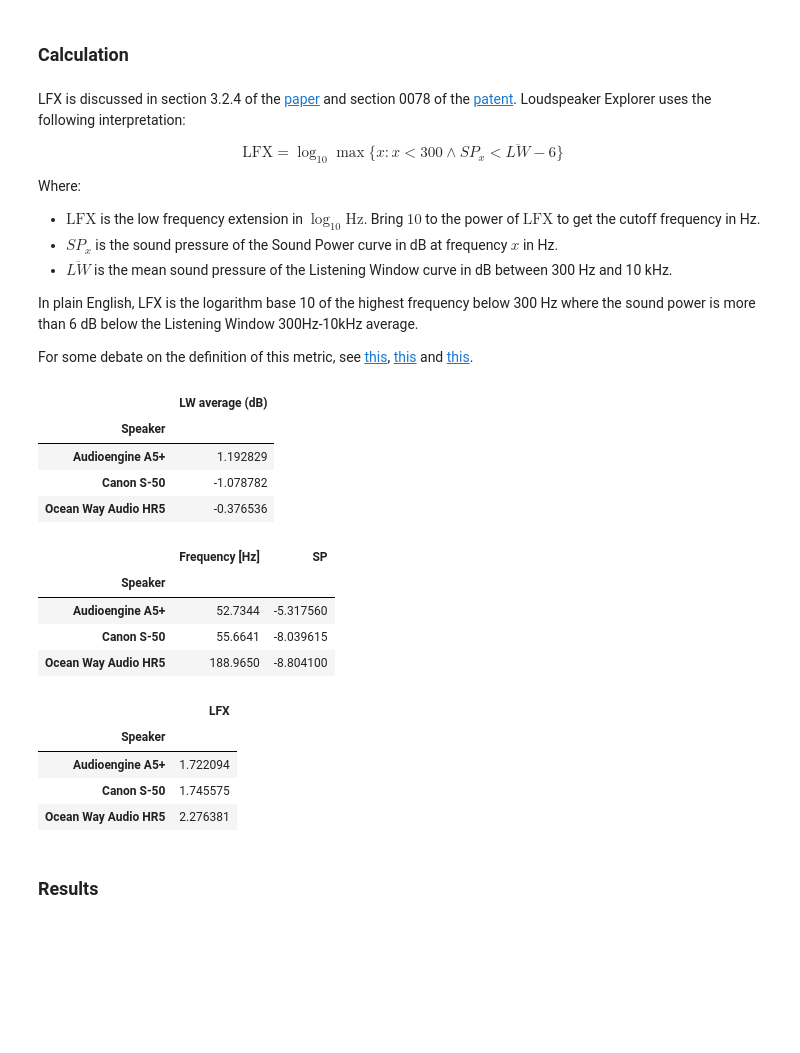
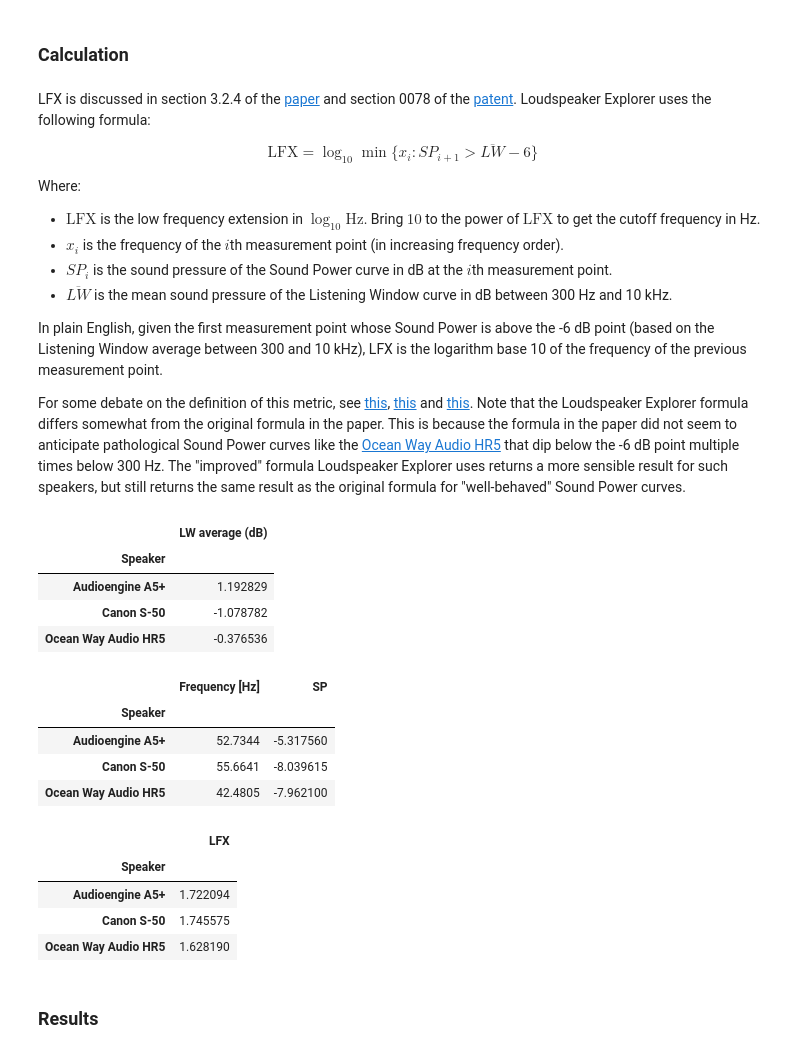
Before and after one commit to dechamps/LoudspeakerExplorer-rendered, a Jupyter notebook: Loudspeaker_Explorer.ipynb, the cells around one changed output. Saved outputs shown, nothing was run; the diff lists cells and outputs as text; code cells hidden in the pictures; blank space fills up the shorter version.

```diff
--- a/Loudspeaker_Explorer.ipynb
+++ b/Loudspeaker_Explorer.ipynb
@@ -1757,19 +1758,20 @@ speakers_sm
 # %% [markdown]
 ### Calculation
 # %% [markdown]
-LFX is discussed in section 3.2.4 of the [paper](http://www.aes.org/e-lib/browse.cfm?elib=12847) and section 0078 of the [patent](https://patents.google.com/patent/US20050195982A1). Loudspeaker Explorer uses the following interpretation:
+LFX is discussed in section 3.2.4 of the [paper](http://www.aes.org/e-lib/browse.cfm?elib=12847) and section 0078 of the [patent](https://patents.google.com/patent/US20050195982A1). Loudspeaker Explorer uses the following formula:
 
-$$\mathrm{LFX} = \log_{10} \max \{ x : x \lt 300 \land SP_x \lt \overline{LW}-6 \}$$
+$$\mathrm{LFX} = \log_{10} \min \{ x_i : SP_{i+1} \gt \overline{LW}-6 \}$$
 
 Where:
 
  - $\mathrm{LFX}$ is the low frequency extension in $\log_{10}\mathrm{Hz}$. Bring $10$ to the power of $\mathrm{LFX}$ to get the cutoff frequency in Hz.
- - $SP_x$ is the sound pressure of the Sound Power curve in dB at frequency $x$ in Hz.
+ - $x_i$ is the frequency of the $i$th measurement point (in increasing frequency order).
+ - $SP_i$ is the sound pressure of the Sound Power curve in dB at the $i$th measurement point.
  - $\overline{LW}$ is the mean sound pressure of the Listening Window curve in dB between 300 Hz and 10 kHz.
 
-In plain English, LFX is the logarithm base 10 of the highest frequency below 300 Hz where the sound power is more than 6 dB below the Listening Window 300Hz-10kHz average.
+In plain English, given the first measurement point whose Sound Power is above the -6 dB point (based on the Listening Window average between 300 and 10 kHz), LFX is the logarithm base 10 of the frequency of the previous measurement point.
 
-For some debate on the definition of this metric, see [this](https://www.audiosciencereview.com/forum/index.php?threads/speaker-equivalent-sinad-discussion.10818/page-7#post-306831), [this](https://www.audiosciencereview.com/forum/index.php?threads/speaker-equivalent-sinad-discussion.10818/page-8#post-307638) and [this](https://www.audiosciencereview.com/forum/index.php?threads/speaker-equivalent-sinad-discussion.10818/page-9#post-308320).
+For some debate on the definition of this metric, see [this](https://www.audiosciencereview.com/forum/index.php?threads/speaker-equivalent-sinad-discussion.10818/page-7#post-306831), [this](https://www.audiosciencereview.com/forum/index.php?threads/speaker-equivalent-sinad-discussion.10818/page-8#post-307638) and [this](https://www.audiosciencereview.com/forum/index.php?threads/speaker-equivalent-sinad-discussion.10818/page-9#post-308320). Note that the Loudspeaker Explorer formula differs somewhat from the original formula in the paper. This is because the formula in the paper did not seem to anticipate pathological Sound Power curves like the [Ocean Way Audio HR5](https://www.audiosciencereview.com/forum/index.php?threads/ocean-way-hr5-studio-monitor-review.13925/#post-424729) that dip below the -6 dB point multiple times below 300 Hz. The "improved" formula Loudspeaker Explorer uses returns a more sensible result for such speakers, but still returns the same result as the original formula for "well-behaved" Sound Power curves.
 # %%
 #@markdown
 lfx_reference_curve = 'LW'
@@ -1794,26 +1796,21 @@ speakers_lfx_reference.rename(f'{lfx_reference_curve} average (dB)').to_frame()
 # %%
 #@markdown
 lfx_curve = 'SP'
-lfx_max_frequency = 300
 lfx_cutoff_threshold = -6
 
 speakers_lfx_cutoff = (speakers_fr_olive
     .loc[:, lfx_curve]
-    .pipe(lambda speakers_curve: speakers_curve.loc[speakers_curve
-        .index.get_level_values('Frequency [Hz]') < lfx_max_frequency])
-    .pipe(lambda speakers_below_cutoff: speakers_below_cutoff.loc[
-        speakers_below_cutoff.lt(speakers_lfx_reference + lfx_cutoff_threshold)])
     .reset_index('Frequency [Hz]')
-    .groupby('Speaker', group_keys=False)
-    .apply(lambda speaker: speaker.nlargest(1, 'Frequency [Hz]'))
-)
+    .groupby('Speaker')
+    .apply(lambda speaker: speaker.iloc[
+        speaker.loc[:, lfx_curve].gt(speakers_lfx_reference.loc[speaker.name] + lfx_cutoff_threshold).argmax()-1]))
 speakers_lfx_cutoff
 # %% [output]
 |  | Frequency [Hz] | SP |
 | Speaker |  |  |
 | Audioengine A5+ | 52.7344 | -5.317560 |
 | Canon S-50 | 55.6641 | -8.039615 |
-| Ocean Way Audio HR5 | 188.9650 | -8.804100 |
+| Ocean Way Audio HR5 | 42.4805 | -7.962100 |
 # %%
 #@markdown
 speakers_lfx = (speakers_lfx_cutoff
@@ -1825,7 +1822,7 @@ speakers_lfx
 | Speaker |  |
 | Audioengine A5+ | 1.722094 |
 | Canon S-50 | 1.745575 |
-| Ocean Way Audio HR5 | 2.276381 |
+| Ocean Way Audio HR5 | 1.628190 |
 # %% [markdown]
 ### Results
 # %% [markdown]
```
Also changed, not shown: parts of 9 cells of this notebook.
